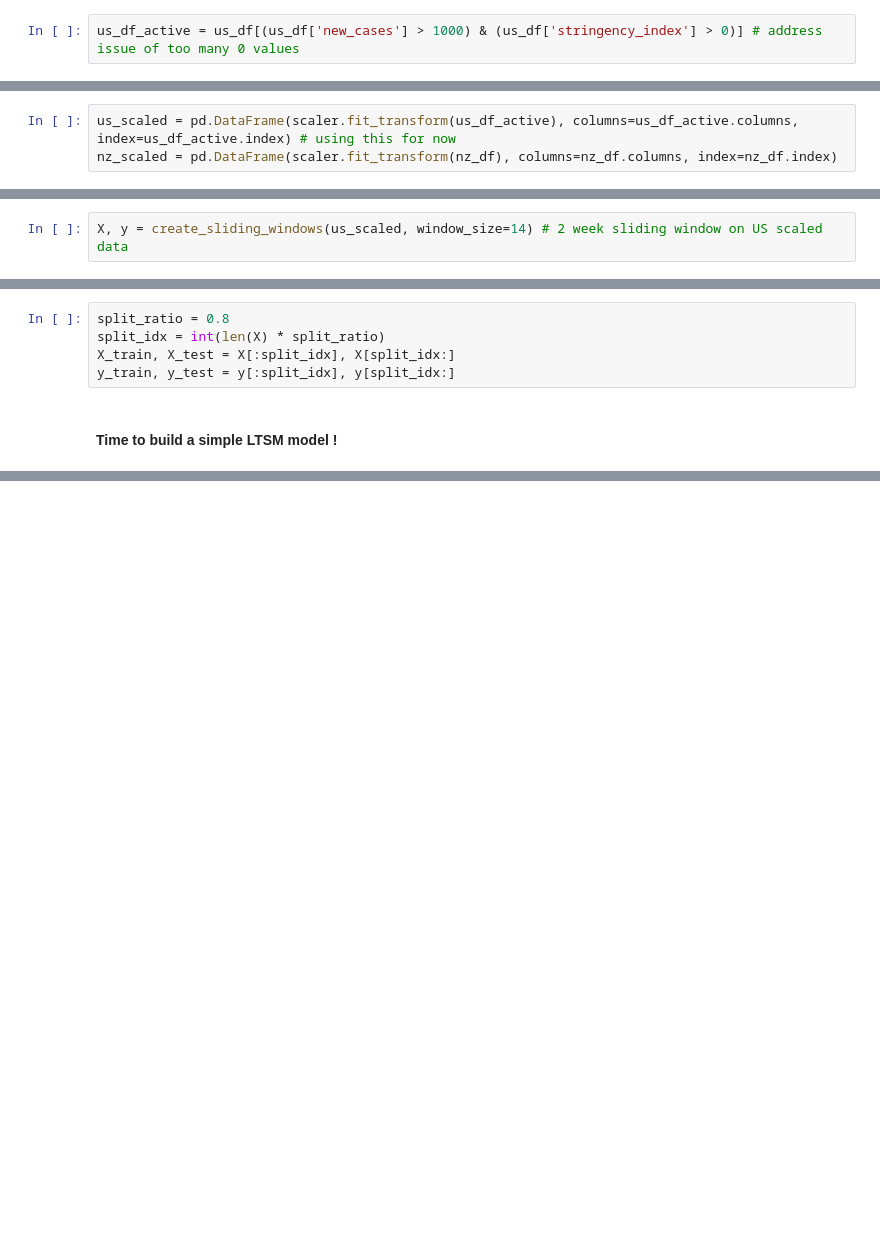
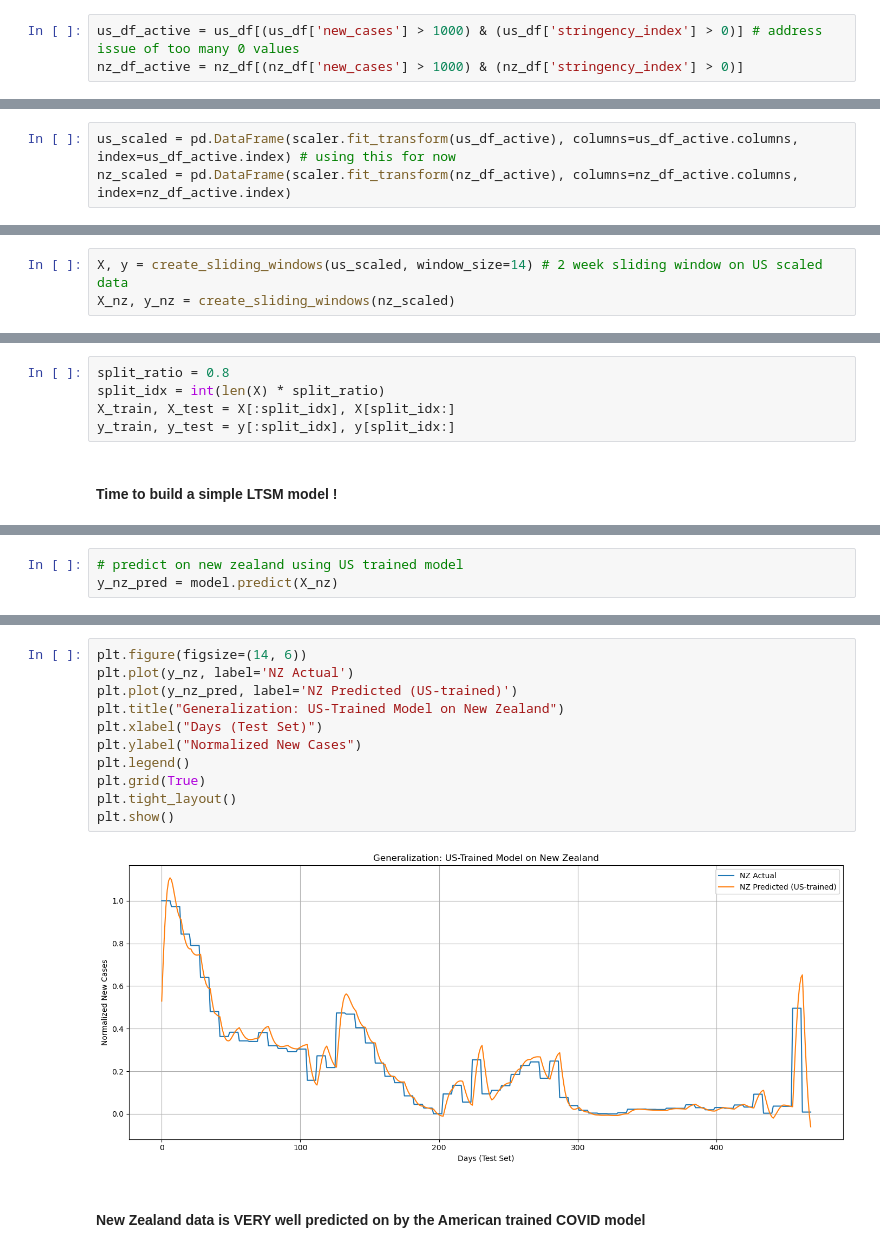
Before and after one commit to RaghavDewangan/Covid-Outbreak-Prediction, a Jupyter notebook: pred.ipynb, the cells around one changed output, grey strips where cells are left out. Saved outputs shown, nothing was run; the diff lists cells and outputs as text; blank space fills up the shorter version.

Commit message:
US Model on NZ data

```diff
--- a/pred.ipynb
+++ b/pred.ipynb
@@ -380,5 +336,6 @@ nz_df = nz_df.bfill()
 # %%
 us_df_active = us_df[(us_df['new_cases'] > 1000) & (us_df['stringency_index'] > 0)] # address issue of too many 0 values
+nz_df_active = nz_df[(nz_df['new_cases'] > 1000) & (nz_df['stringency_index'] > 0)]
 # %%
 (us_df_active == 0).mean() * 100 # perfect, much less to no non zero activity, model can ACTUALLY learn
 us_df_active
@@ -405,7 +362,7 @@ from sklearn.preprocessing import MinMaxScaler
 scaler = MinMaxScaler()
 # %%
 us_scaled = pd.DataFrame(scaler.fit_transform(us_df_active), columns=us_df_active.columns, index=us_df_active.index) # using this for now
-nz_scaled = pd.DataFrame(scaler.fit_transform(nz_df), columns=nz_df.columns, index=nz_df.index)
+nz_scaled = pd.DataFrame(scaler.fit_transform(nz_df_active), columns=nz_df_active.columns, index=nz_df_active.index)
 # %% [markdown]
 #### Sliding Windows in Tensor Flow -
 For time series models (LSTMs and GRUs) converts a continuous time series into overlapping sequences of fixed size for the model to learn from
@@ -422,6 +379,7 @@ def create_sliding_windows(data, target_col='new_cases', window_size=14):
     return np.array(X), np.array(y)
 # %%
 X, y = create_sliding_windows(us_scaled, window_size=14) # 2 week sliding window on US scaled data
+X_nz, y_nz = create_sliding_windows(nz_scaled)
 # %% [markdown]
 ##### Train test splits prior to modelling, dont want to shuffle the data for time series model
 # %%
@@ -561,0 +463,3 @@ len(X_train)
+# %%
+# predict on new zealand using US trained model
+y_nz_pred = model.predict(X_nz)
@@ -561,0 +468,15 @@ len(X_train)
+# %%
+plt.figure(figsize=(14, 6))
+plt.plot(y_nz, label='NZ Actual')
+plt.plot(y_nz_pred, label='NZ Predicted (US-trained)')
+plt.title("Generalization: US-Trained Model on New Zealand")
+plt.xlabel("Days (Test Set)")
+plt.ylabel("Normalized New Cases")
+plt.legend()
+plt.grid(True)
+plt.tight_layout()
+plt.show()
+# %% [output]
+[figure, added]
+# %% [markdown]
+#### New Zealand data is VERY well predicted on by the American trained COVID model
```
Also changed, not shown: parts of 14 cells of this notebook.
